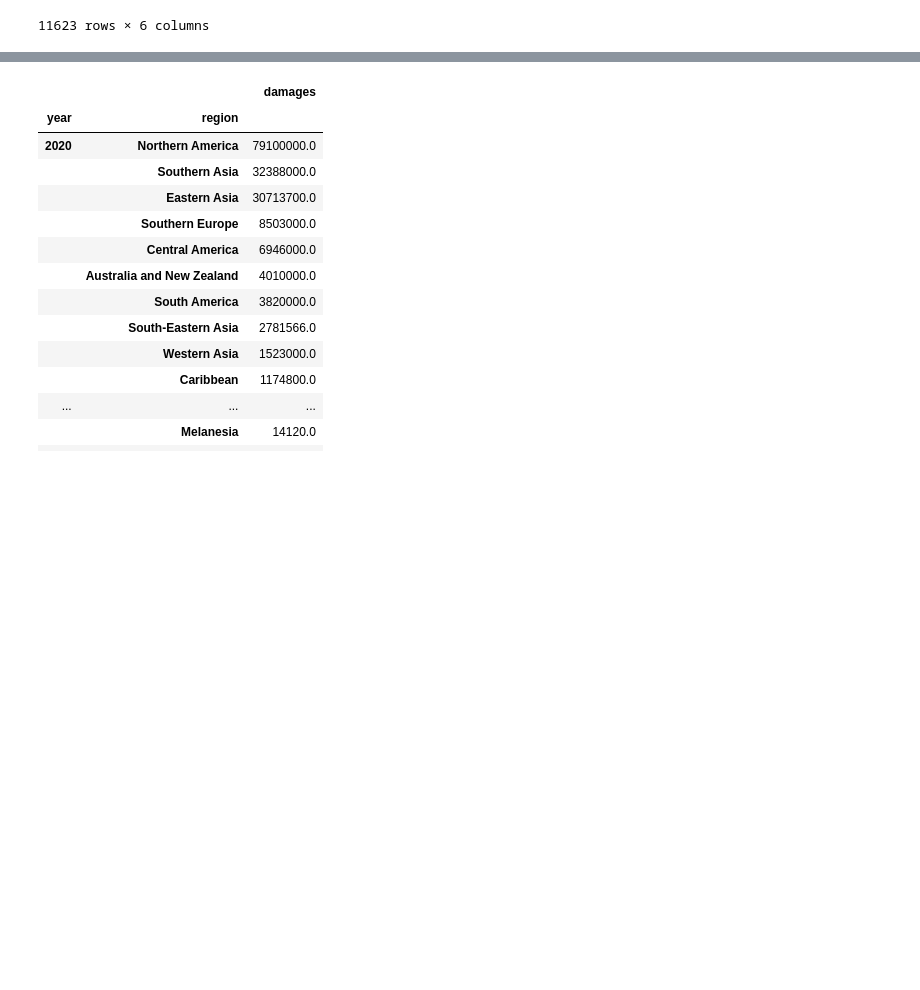
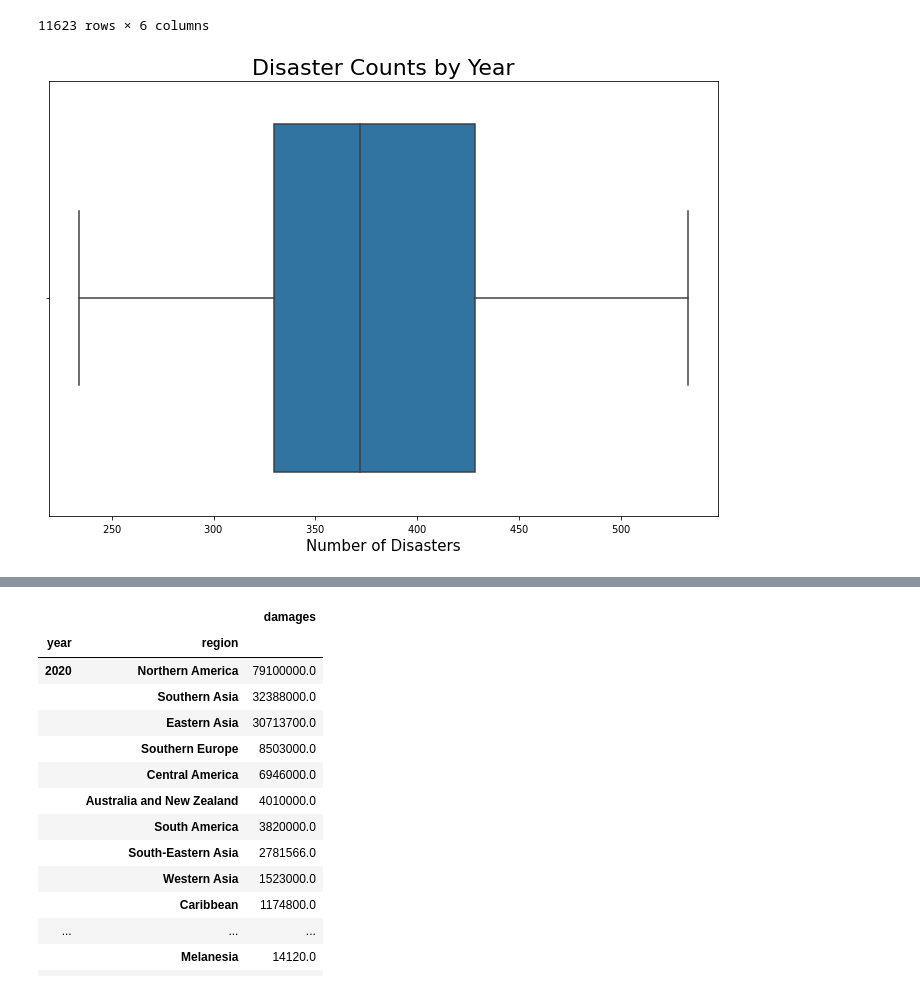
Before and after one commit to theraceblogger/climaster, a Jupyter notebook: analyze_data/analyze.ipynb, the cells around one changed output, grey strips where cells are left out. Drawn from its saved outputs; the diff is of its cells as text; code cells hidden in the pictures; blank space fills up the shorter version.

```diff
--- a/analyze_data/analyze.ipynb
+++ b/analyze_data/analyze.ipynb
@@ -43,0 +57,9 @@ def bar_plot(data_column, x_label, y_label, title, size=(12,8), rotate=0):
+# %%
+def box_plot(data, x_label, y_label, title, size=(12,8)):
+    plt.figure(figsize=size)
+    ax = sns.boxplot(x=data)
+    ax.ticklabel_format(style='plain', axis='x', useMathText=True)
+    ax.set_xlabel(x_label, fontsize=15)
+    ax.set_ylabel(y_label, fontsize=15)
+    ax.set_title(title, fontsize=22)
+    plt.show()
@@ -112,3 +148,7 @@ disaster_df_full
 | 11621 | 2020 | US | Northern America | Storm | NaN | 2900000.0 |
 | 11622 | 2020 | BI | Eastern Africa | Flood | 3.0 | NaN |
 11623 rows × 6 columns
+# %%
+box_plot(disaster_df['count'], 'Number of Disasters', '', 'Disaster Counts by Year')
+# %% [output]
+[figure, added]
```
Also changed, not shown: parts of 39 cells of this notebook.
